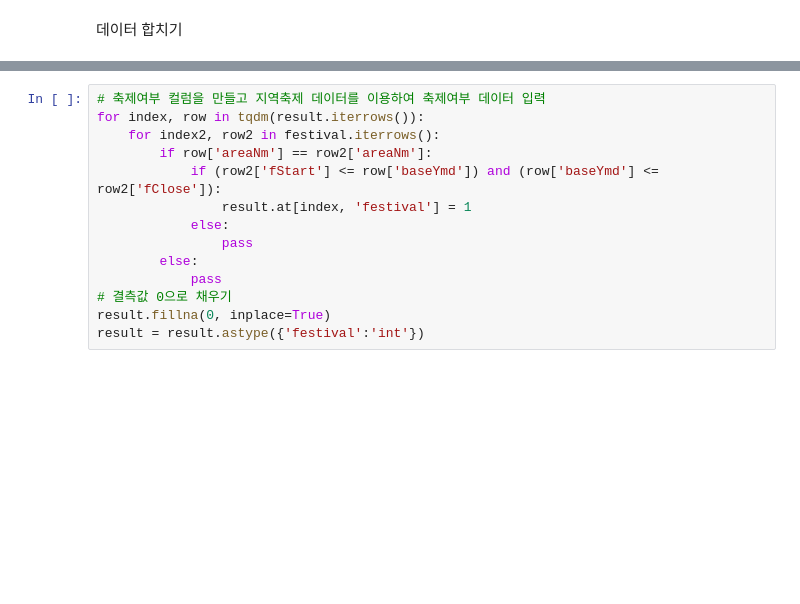
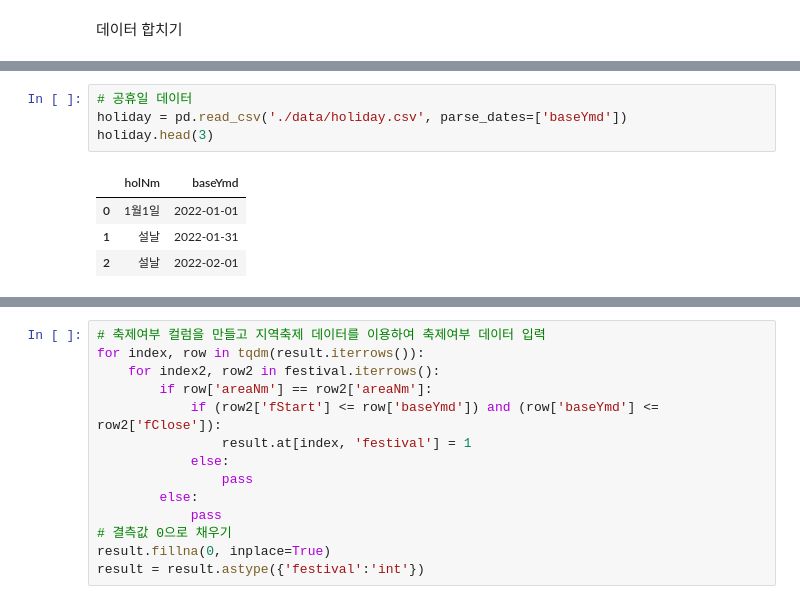
Before and after one commit to krkoki/MiniProject_Regression, a Jupyter notebook: preprocessing.ipynb, the cells around one changed output, grey strips where cells are left out. Cells and saved outputs as stored; diff of their text form; blank space fills up the shorter version.

```diff
--- a/preprocessing.ipynb
+++ b/preprocessing.ipynb
@@ -824,6 +829,15 @@ pm.head(3)
 | 0 | 충청북도 | 2022-12-27 | 75 | 주의보 | PM25 |
 | 1 | 제주특별자치도 | 2022-12-14 | 213 | 주의보 | PM10 |
 | 2 | 경기도 | 2022-12-13 | 311 | 경보 | PM10 |
+# %%
+# 공휴일 데이터
+holiday = pd.read_csv('./data/holiday.csv', parse_dates=['baseYmd'])
+holiday.head(3)
+# %% [output]
+|  | holNm | baseYmd |
+| 0 | 1월1일 | 2022-01-01 |
+| 1 | 설날 | 2022-01-31 |
+| 2 | 설날 | 2022-02-01 |
 # %%
 # 관광객 집계 데이터와 날씨 데이터 합치기
 result = pd.merge(df, weather, left_on=['baseYmd', 'areaNm'], right_on=['baseYmd', 'areaNm'], how='left')
```
Also changed, not shown: parts of 16 cells of this notebook, 5 other files.
